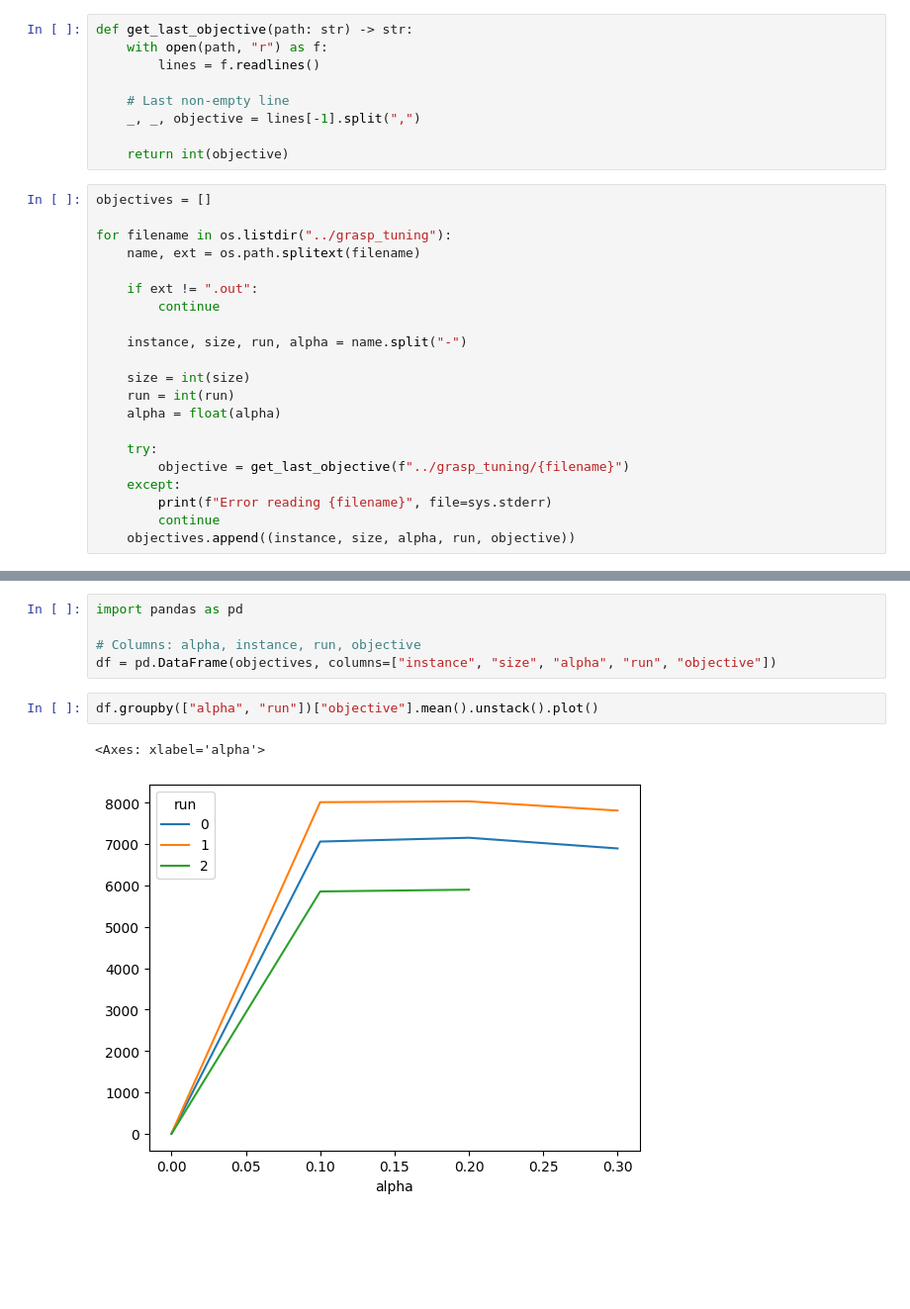
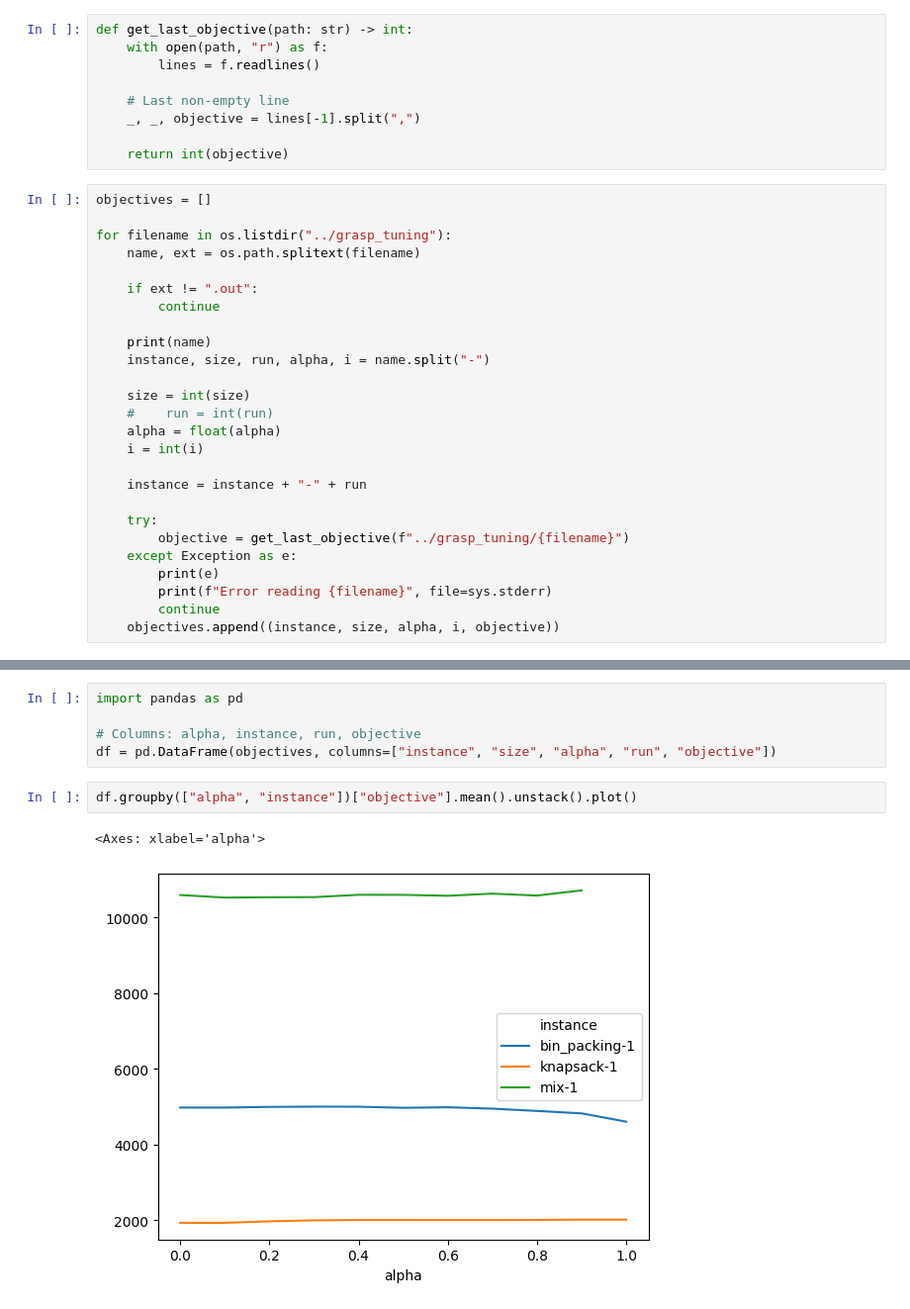
Before and after one commit to volesen/ammm-project, a Jupyter notebook: notebooks/tuning.ipynb, the cells around one changed output, grey strips where cells are left out. Shown: that part at 99% size. Saved outputs shown, nothing was run; the diff lists cells and outputs as text; blank space fills up the shorter version.

```diff
--- a/notebooks/tuning.ipynb
+++ b/notebooks/tuning.ipynb
@@ -2,7 +2,7 @@
 import os
 import sys
 # %%
-def get_last_objective(path: str) -> str:
+def get_last_objective(path: str) -> int:
     with open(path, "r") as f:
         lines = f.readlines()
 
@@ -19,16 +19,21 @@ for filename in os.listdir("../grasp_tuning"):
     if ext != ".out":
         continue
 
-    instance, size, run, alpha = name.split("-")
+    print(name)
+    instance, size, run, alpha, i = name.split("-")
 
     size = int(size)
-    run = int(run)
+    #    run = int(run)
     alpha = float(alpha)
+    i = int(i)
+
+    instance = instance + "-" + run
 
     try:
         objective = get_last_objective(f"../grasp_tuning/{filename}")
-    except:
+    except Exception as e:
+        print(e)
         print(f"Error reading {filename}", file=sys.stderr)
         continue
-    objectives.append((instance, size, alpha, run, objective))
+    objectives.append((instance, size, alpha, i, objective))
 # %% [output]
@@ -43,8 +81,8 @@ import pandas as pd
 # Columns: alpha, instance, run, objective
 df = pd.DataFrame(objectives, columns=["instance", "size", "alpha", "run", "objective"])
 # %%
-df.groupby(["alpha", "run"])["objective"].mean().unstack().plot()
+df.groupby(["alpha", "instance"])["objective"].mean().unstack().plot()
 # %% [output]
 <Axes: xlabel='alpha'>
-[figure, old version]
+[figure, new version]
 # %%
```
Also changed, not shown: parts of 6 cells of this notebook.
